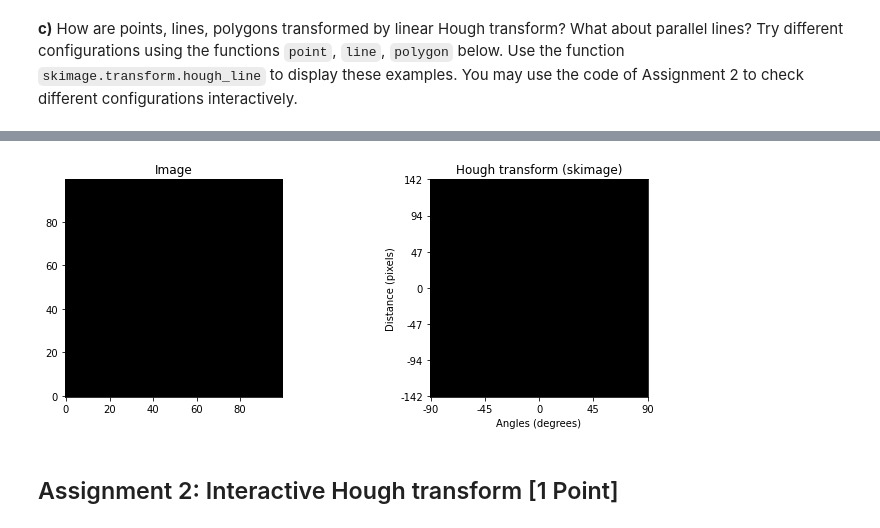
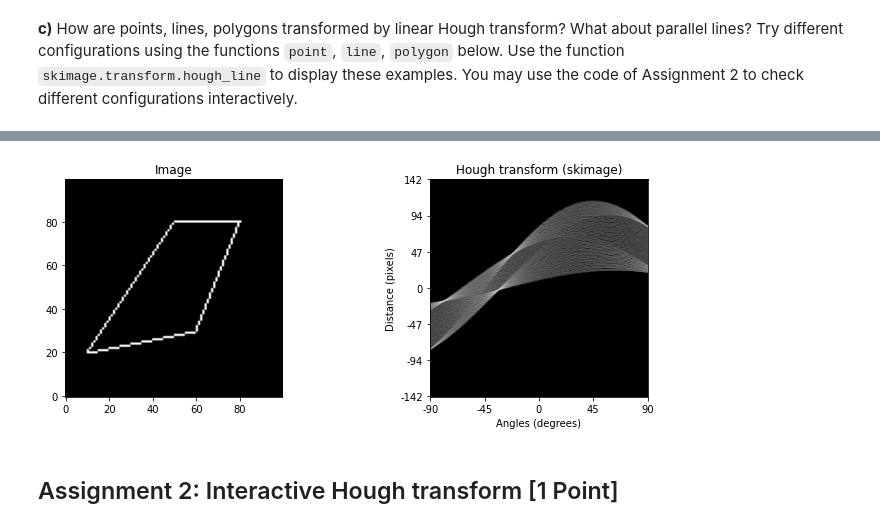
Before and after one commit to jumorisse/Computer-Vision, a Jupyter notebook: Sheet06/sheet06.ipynb, the cells around one changed output, grey strips where cells are left out. Cells and saved outputs as stored; diff of their text form; code cells hidden in the pictures.

```diff
--- a/Sheet06/sheet06.ipynb
+++ b/Sheet06/sheet06.ipynb
@@ -91,34 +94,48 @@ def polygon(img, vertices):
     for p, q in zip(vertices, vertices[1:]+vertices[0:1]):
         line(img,p,q)
 
 img = np.zeros((100,100))
 
 # YOUR CODE HERE
+# trying out different configurations
+
+#point(img, (10,10))
+
+# parallel lines
+#line(img,(20,20),(20,80))
+#line(img,(40,20),(40,80))
+
+# line crossing the above
+#line(img,(20,80),(80,20))
+
+polygon(img,[(20,10),(80,50),(80,80),(30,60)])
+
+
 
 fig, [ax1, ax2] = plt.subplots(1,2, figsize=(12,4))
 
 plt.gray()
 ax1.set_title('Image');
 ax1.imshow(img, origin = 'lower')
 
 out, angles, d = hough_line(img)
 
 # scale output to quadratic image
 out_resized = resize(out, (out.shape[0], out.shape[0]), anti_aliasing=True, preserve_range=True)
 ax2.set_title('Hough transform (skimage)');
 ax2.set_xlabel('Angles (degrees)')
 ax2.set_ylabel('Distance (pixels)')
 ax2.imshow(np.log(1 + out_resized), origin = 'lower', cmap='gray')
 
 ax2.set_yticks(np.linspace(0, out.shape[0], 7))
 ax2.set_yticklabels((-1 * np.linspace(d[-1], d[0], 7)).astype(int))
 ax2.set_xticks(np.linspace(0, out.shape[0], 5))
 ax2.set_xticklabels(np.linspace(np.rad2deg(angles[0]), np.rad2deg(angles[-1]), 5).astype(int))
 
 
 plt.show()
 # %% [output]
-[figure, old version]
+[figure, new version]
 # %% [markdown]
 ## Assignment 2: Interactive Hough transform [1 Point]
 # %% [markdown]
```
Also changed, not shown: parts of 3 cells of this notebook.
